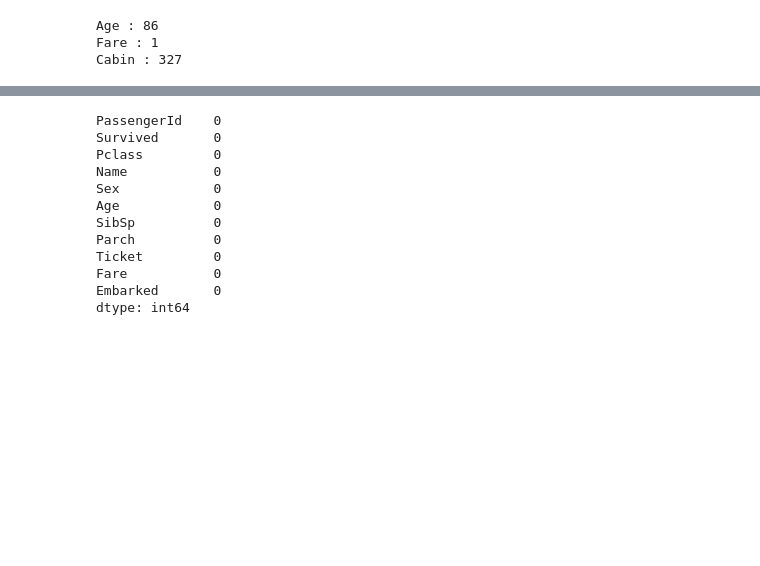
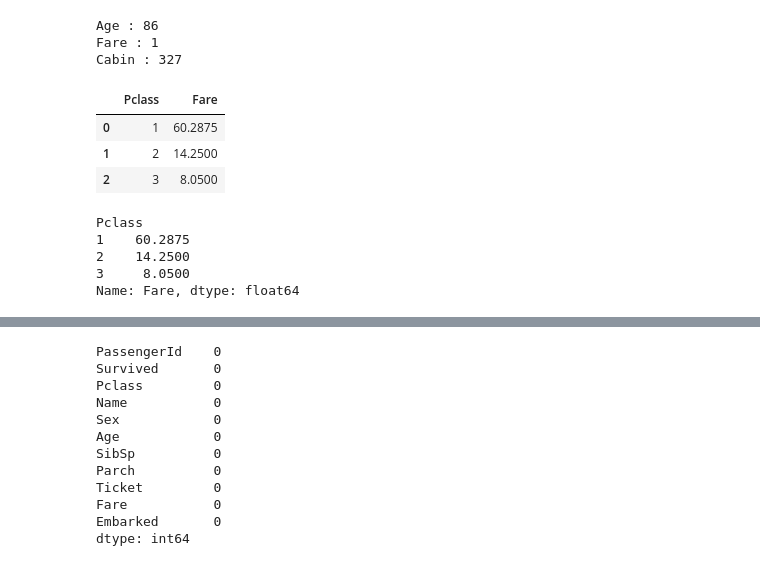
Before and after one commit to ahmedaboutaib/Machine_Learning_Classification, a Jupyter notebook: Project3_LogisticRegression/Titanic_data_Survival_prediction_LogisticRegression.ipynb, the cells around one changed output, grey strips where cells are left out. Drawn from its saved outputs; the diff is of its cells as text; code cells hidden in the pictures; blank space fills up the shorter version.

```diff
--- a/Project3_LogisticRegression/Titanic_data_Survival_prediction_LogisticRegression.ipynb
+++ b/Project3_LogisticRegression/Titanic_data_Survival_prediction_LogisticRegression.ipynb
@@ -165,4 +173,21 @@ def handleMissingvalue(df):
 train_data_missing_handled = handleMissingvalue(train_data)
+# %%
+dfs=train_data[['Pclass','Fare']]
+df=dfs.groupby(['Pclass'],as_index=False).median()
+df
+# %% [output]
+|  | Pclass | Fare |
+| 0 | 1 | 60.2875 |
+| 1 | 2 | 14.2500 |
+| 2 | 3 | 8.0500 |
+# %%
+train_data.groupby('Pclass')['Fare'].median()
+# %% [output]
+Pclass
+1    60.2875
+2    14.2500
+3     8.0500
+Name: Fare, dtype: float64
 # %%
 train_data_missing_handled.head()
 # %% [output]
```
Also changed, not shown: parts of 46 cells of this notebook.
